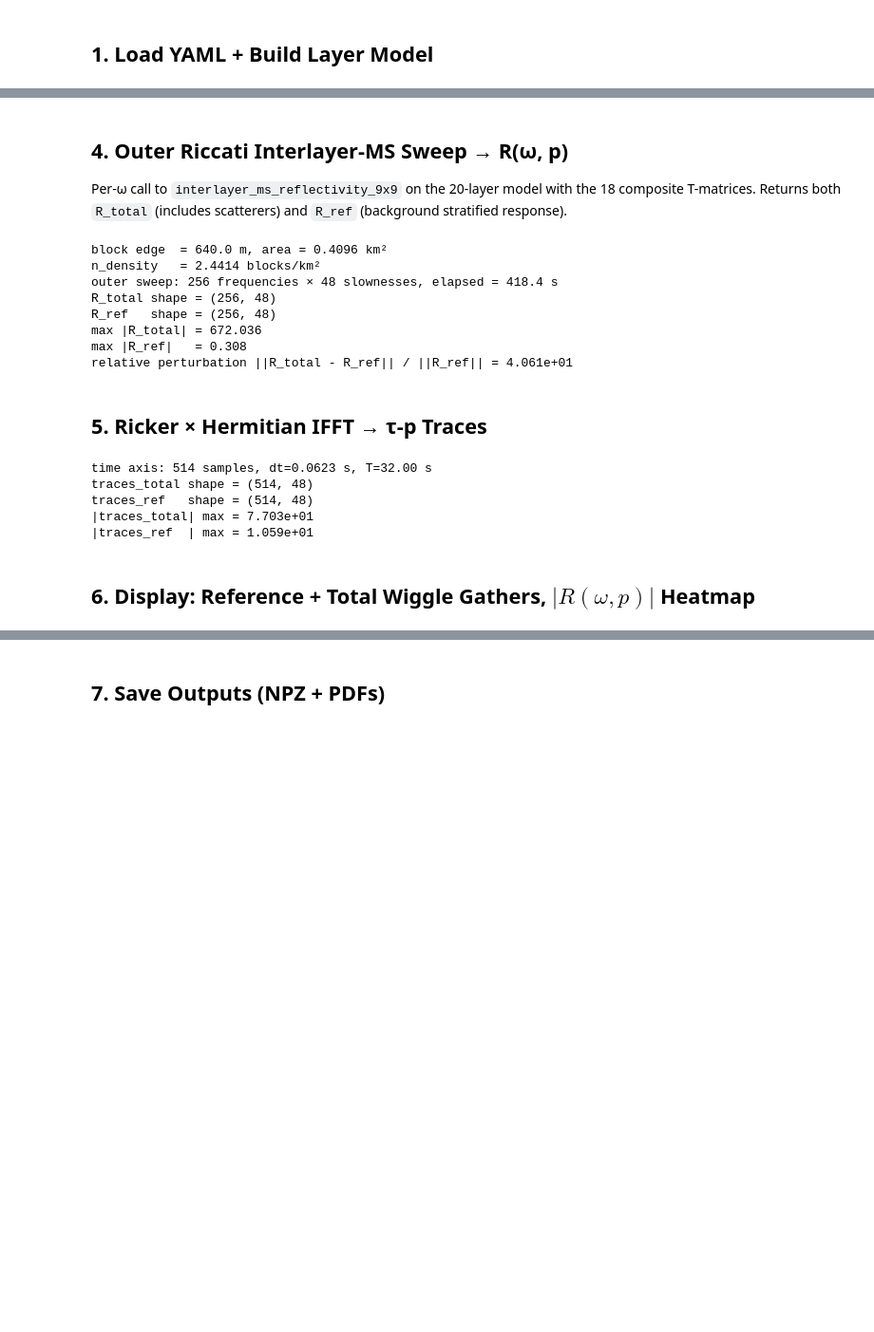
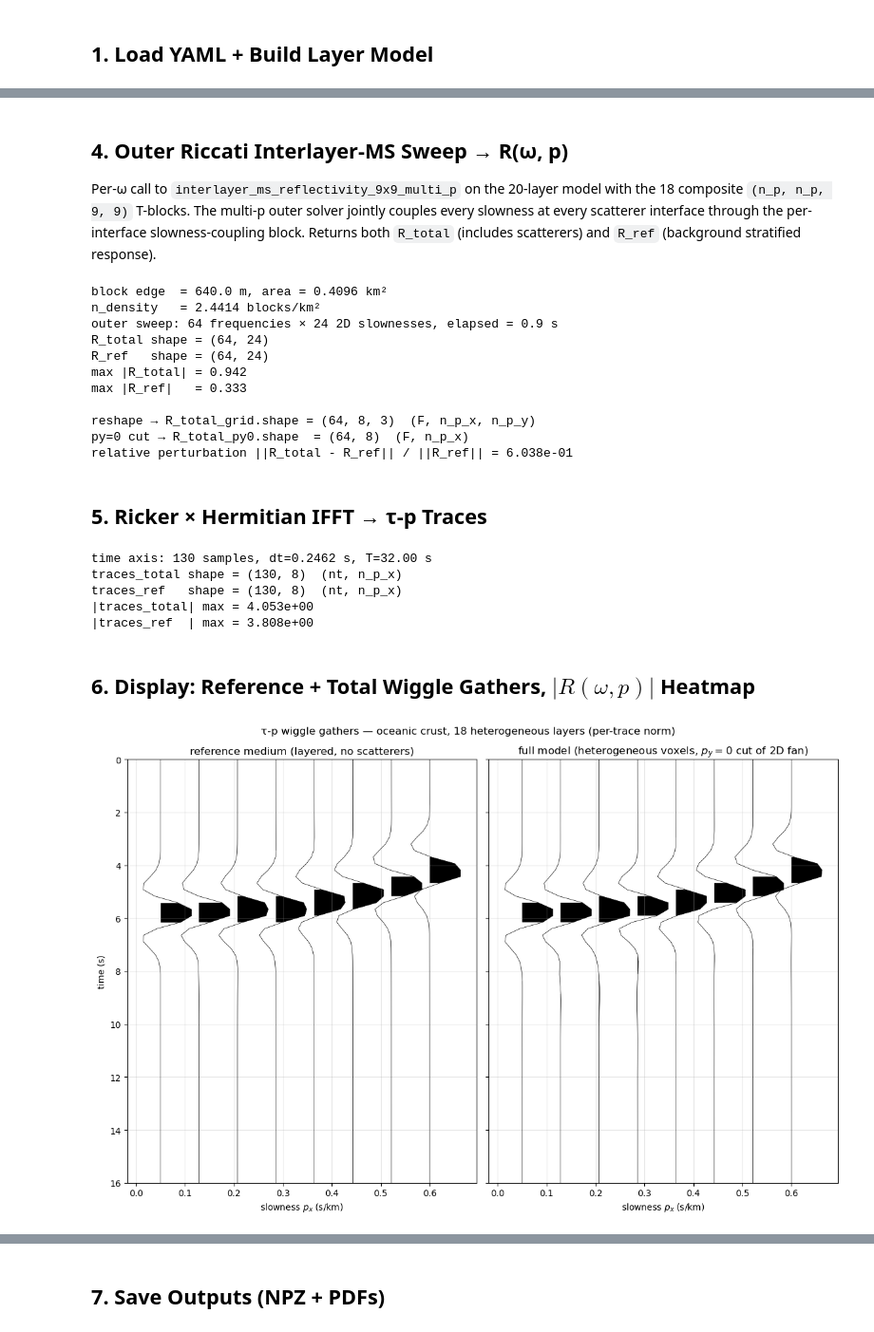
Before and after one commit to tmnestor/SeismicInversion, a Jupyter notebook: GlobalMatrix/taup_scale_demo.ipynb, the cells around one changed output, grey strips where cells are left out. Shown at 95% size. Cells and saved outputs as stored; diff of their text form; code cells hidden in the pictures; blank space fills up the shorter version.

Commit message:
✨ feat: 2D (kx, ky) slowness coupling for het Foldy-Lax τ-p demo

```diff
--- a/GlobalMatrix/taup_scale_demo.ipynb
+++ b/GlobalMatrix/taup_scale_demo.ipynb
@@ -203,12 +351,13 @@ max rel residual across all layers × ω = 8.89e-09
 # %% [markdown]
 ## 4. Outer Riccati Interlayer-MS Sweep → R(ω, p)
 
-Per-ω call to `interlayer_ms_reflectivity_9x9` on the 20-layer model
-with the 18 composite T-matrices.  Returns both `R_total` (includes
-scatterers) and `R_ref` (background stratified response).
+Per-ω call to `interlayer_ms_reflectivity_9x9_multi_p` on the 20-layer
+model with the 18 composite `(n_p, n_p, 9, 9)` T-blocks.  The multi-p
+outer solver jointly couples every slowness at every scatterer
+interface through the per-interface slowness-coupling block.  Returns
+both `R_total` (includes scatterers) and `R_ref` (background
+stratified response).
 # %%
-p_values = np.linspace(config.p_min, config.p_max, config.n_p)
-
 # Each composite T returned by the heterogeneous inner solver is the
 # aggregate response of the entire M×M block of cubes (not of a single
 # voxel), so the correct areal number density is one block per block
@@ -224,13 +373,13 @@ R_total_wp, R_ref_wp = compute_R_omega_p_stack(
     model=model,
     tmatrices_per_iface=tmatrices,
     omegas=omegas_complex,
-    p_values=p_values,
+    slowness_2d=slowness_2d,
     n_density=n_density,
 )
 outer_elapsed = time.perf_counter() - t0
 
 print(
-    f"outer sweep: {config.nw} frequencies × {config.n_p} slownesses, "
+    f"outer sweep: {config.nw} frequencies × {n_p} 2D slownesses, "
     f"elapsed = {outer_elapsed:.1f} s"
 )
 print(f"R_total shape = {R_total_wp.shape}")
@@ -240,6 +389,16 @@ print(f"max |R_ref|   = {np.abs(R_ref_wp).max():.3f}")
 assert np.all(np.isfinite(R_total_wp)), "R_total has non-finite entries"
 assert np.all(np.isfinite(R_ref_wp)), "R_ref has non-finite entries"
 
+# Reshape (F, n_p) → (F, n_p_x, n_p_y) so we can slice along p_y or
+# extract the back-azimuthal p_y=0 cut for the 1D wiggle gathers.
+R_total_grid = R_total_wp.reshape(config.nw, n_p_x, n_p_y)
+R_ref_grid = R_ref_wp.reshape(config.nw, n_p_x, n_p_y)
+R_total_py0 = R_total_grid[:, :, PY_zero_idx]  # (F, n_p_x)
+R_ref_py0 = R_ref_grid[:, :, PY_zero_idx]  # (F, n_p_x)
+
+print(f"\nreshape → R_total_grid.shape = {R_total_grid.shape}  (F, n_p_x, n_p_y)")
+print(f"py=0 cut → R_total_py0.shape  = {R_total_py0.shape}  (F, n_p_x)")
+
 rel_pert = float(
     np.linalg.norm(R_total_wp - R_ref_wp) / max(np.linalg.norm(R_ref_wp), 1e-30)
 )
@@ -247,22 +406,28 @@ print(f"relative perturbation ||R_total - R_ref|| / ||R_ref|| = {rel_pert:.3e}")
 # %% [output]
 block edge  = 640.0 m, area = 0.4096 km²
 n_density   = 2.4414 blocks/km²
-outer sweep: 256 frequencies × 48 slownesses, elapsed = 418.4 s
-R_total shape = (256, 48)
-R_ref   shape = (256, 48)
-max |R_total| = 672.036
-max |R_ref|   = 0.308
-relative perturbation ||R_total - R_ref|| / ||R_ref|| = 4.061e+01
+outer sweep: 64 frequencies × 24 2D slownesses, elapsed = 0.9 s
+R_total shape = (64, 24)
+R_ref   shape = (64, 24)
+max |R_total| = 0.942
+max |R_ref|   = 0.333
+
+reshape → R_total_grid.shape = (64, 8, 3)  (F, n_p_x, n_p_y)
+py=0 cut → R_total_py0.shape  = (64, 8)  (F, n_p_x)
+relative perturbation ||R_total - R_ref|| / ||R_ref|| = 6.038e-01
 # %% [markdown]
 ## 5. Ricker × Hermitian IFFT → τ-p Traces
 # %%
+# τ-p traces along the back-azimuthal p_y=0 cut.  The full 2D fan
+# enters the inner solver and the multi-p Riccati sweep, but for the
+# 1D wiggle gather we slice the central p_y=0 row.
 time_axis, traces_total = taup_traces_from_R_omega_p(
-    R_omega_p=R_total_wp,
+    R_omega_p=R_total_py0,
     omegas_real=omegas_real,
     T_record=config.T_record,
 )
 _, traces_ref = taup_traces_from_R_omega_p(
-    R_omega_p=R_ref_wp,
+    R_omega_p=R_ref_py0,
     omegas_real=omegas_real,
     T_record=config.T_record,
 )
@@ -271,16 +436,16 @@ print(
     f"dt={time_axis[1] - time_axis[0]:.4f} s, "
     f"T={time_axis[-1] + (time_axis[1] - time_axis[0]):.2f} s"
 )
-print(f"traces_total shape = {traces_total.shape}")
-print(f"traces_ref   shape = {traces_ref.shape}")
+print(f"traces_total shape = {traces_total.shape}  (nt, n_p_x)")
+print(f"traces_ref   shape = {traces_ref.shape}  (nt, n_p_x)")
 print(f"|traces_total| max = {np.abs(traces_total).max():.3e}")
 print(f"|traces_ref  | max = {np.abs(traces_ref).max():.3e}")
 # %% [output]
-time axis: 514 samples, dt=0.0623 s, T=32.00 s
-traces_total shape = (514, 48)
-traces_ref   shape = (514, 48)
-|traces_total| max = 7.703e+01
-|traces_ref  | max = 1.059e+01
+time axis: 130 samples, dt=0.2462 s, T=32.00 s
+traces_total shape = (130, 8)  (nt, n_p_x)
+traces_ref   shape = (130, 8)  (nt, n_p_x)
+|traces_total| max = 4.053e+00
+|traces_ref  | max = 3.808e+00
 # %% [markdown]
 ## 6. Display: Reference + Total Wiggle Gathers, $|R(\omega, p)|$ Heatmap
 # %%
@@ -293,35 +458,41 @@ fig, axes = plt.subplots(1, 2, figsize=(12, 8), sharey=True)
 
 def _wiggle(ax, traces_2d, title):
     """Per-trace normalised variable-area wiggle plot.
 
     Because the heterogeneous gather has strong scattering poles that
     dominate a global peak normalisation, every trace is scaled by its
     own peak so low- and high-slowness events remain visible.
     """
     tr = traces_2d[tmask, :]
     peaks = np.abs(tr).max(axis=0).astype(np.float64)
     peaks[peaks == 0.0] = 1.0
     dp = float(p_values[1] - p_values[0]) if len(p_values) > 1 else 0.1
     for j, p in enumerate(p_values):
         sig = np.clip(tr[:, j] / peaks[j], -0.8, 0.8)
         ax.plot(p + dp * sig, t_plot, "k-", linewidth=0.5)
         ax.fill_betweenx(
             t_plot, p, p + dp * sig, where=(sig > 0), color="k", linewidth=0.0
         )
-    ax.set_xlabel("slowness p (s/km)")
+    ax.set_xlabel("slowness $p_x$ (s/km)")
     ax.set_title(title)
     ax.grid(True, alpha=0.3)
 
 
 _wiggle(axes[0], traces_ref, "reference medium (layered, no scatterers)")
-_wiggle(axes[1], traces_total, "full model (heterogeneous voxel scatterers)")
+_wiggle(
+    axes[1],
+    traces_total,
+    "full model (heterogeneous voxels, $p_y=0$ cut of 2D fan)",
+)
 axes[0].set_ylabel("time (s)")
 axes[0].set_ylim(t_plot.max(), t_plot.min())
 fig.suptitle(
     "τ-p wiggle gathers — oceanic crust, 18 heterogeneous layers (per-trace norm)"
 )
 fig.tight_layout()
 plt.show()
+# %% [output]
+[figure, added]
 # %%
 import matplotlib.colors as mcolors
 
```
Also changed, not shown: parts of 9 cells of this notebook, 6 other files.
